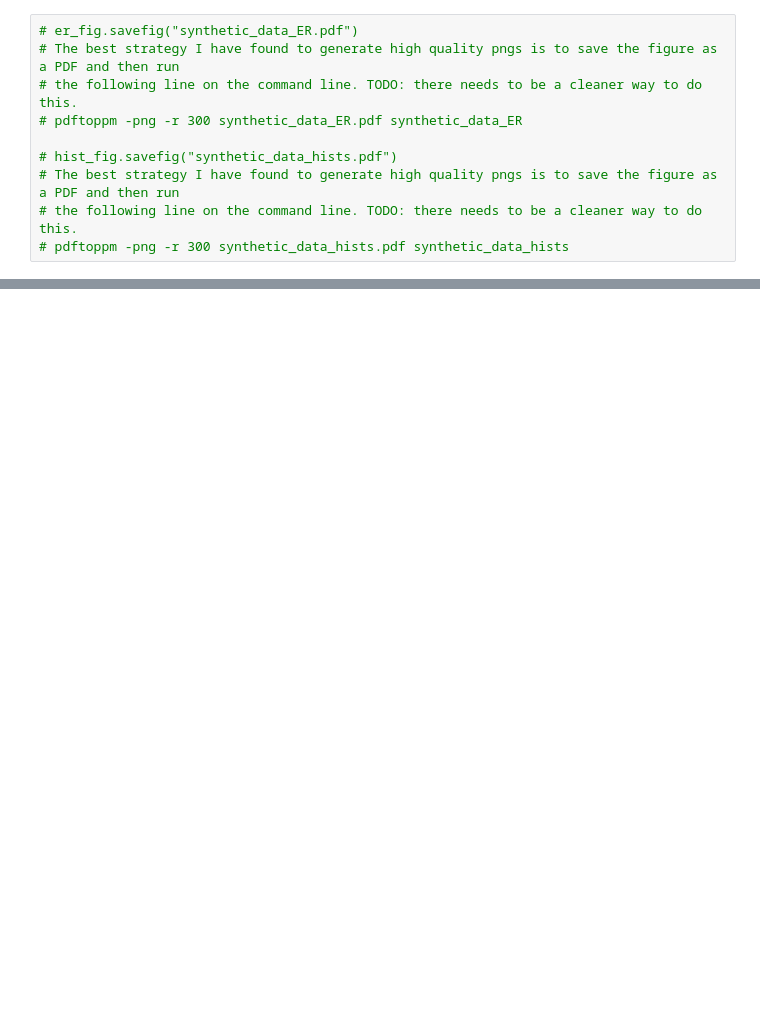
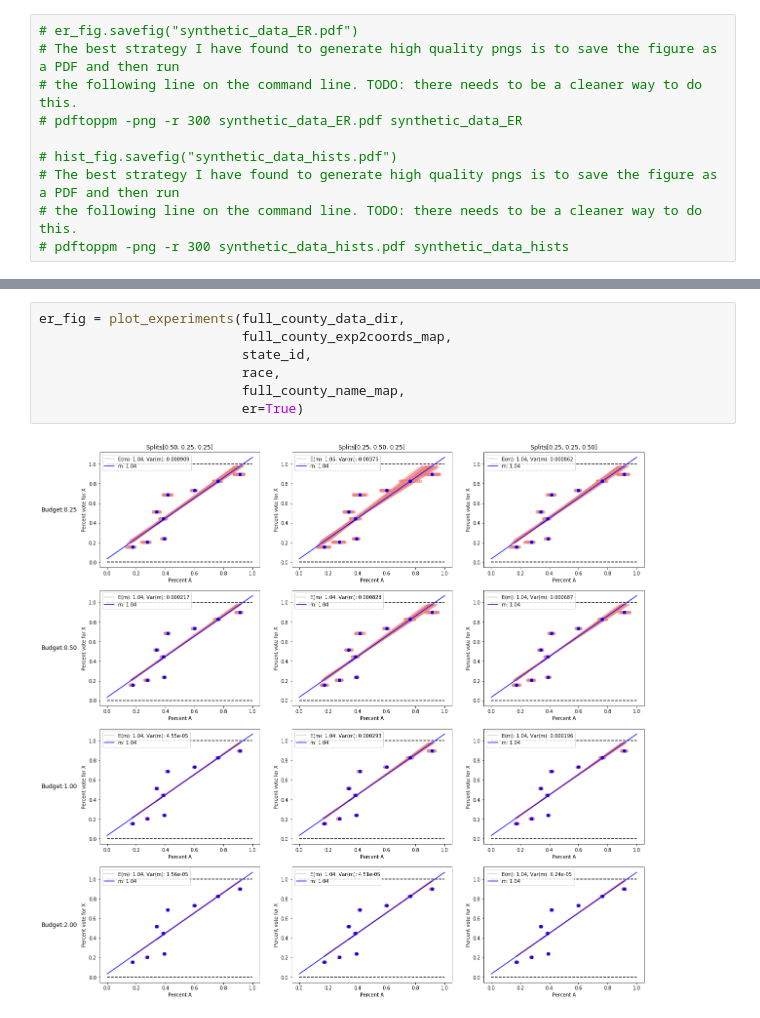
Before and after one commit to mggg/census-diff-privacy, a Jupyter notebook: synthetic_data_experiments/synthetic_data_experiment_outputs.ipynb, the cells around one changed output, grey strips where cells are left out. Drawn from its saved outputs; the diff is of its cells as text; blank space fills up the shorter version.

```diff
--- a/synthetic_data_experiments/synthetic_data_experiment_outputs.ipynb
+++ b/synthetic_data_experiments/synthetic_data_experiment_outputs.ipynb
@@ -95,0 +146,9 @@ hist_fig = plot_experiments(data_dir, experiment2coords_map, er=False)
+# %%
+er_fig = plot_experiments(full_county_data_dir,
+                          full_county_exp2coords_map,
+                          state_id,
+                          race,
+                          full_county_name_map,
+                          er=True)
+# %% [output]
+[figure, added]
```
Also changed, not shown: parts of 11 cells of this notebook, 3 other files.
